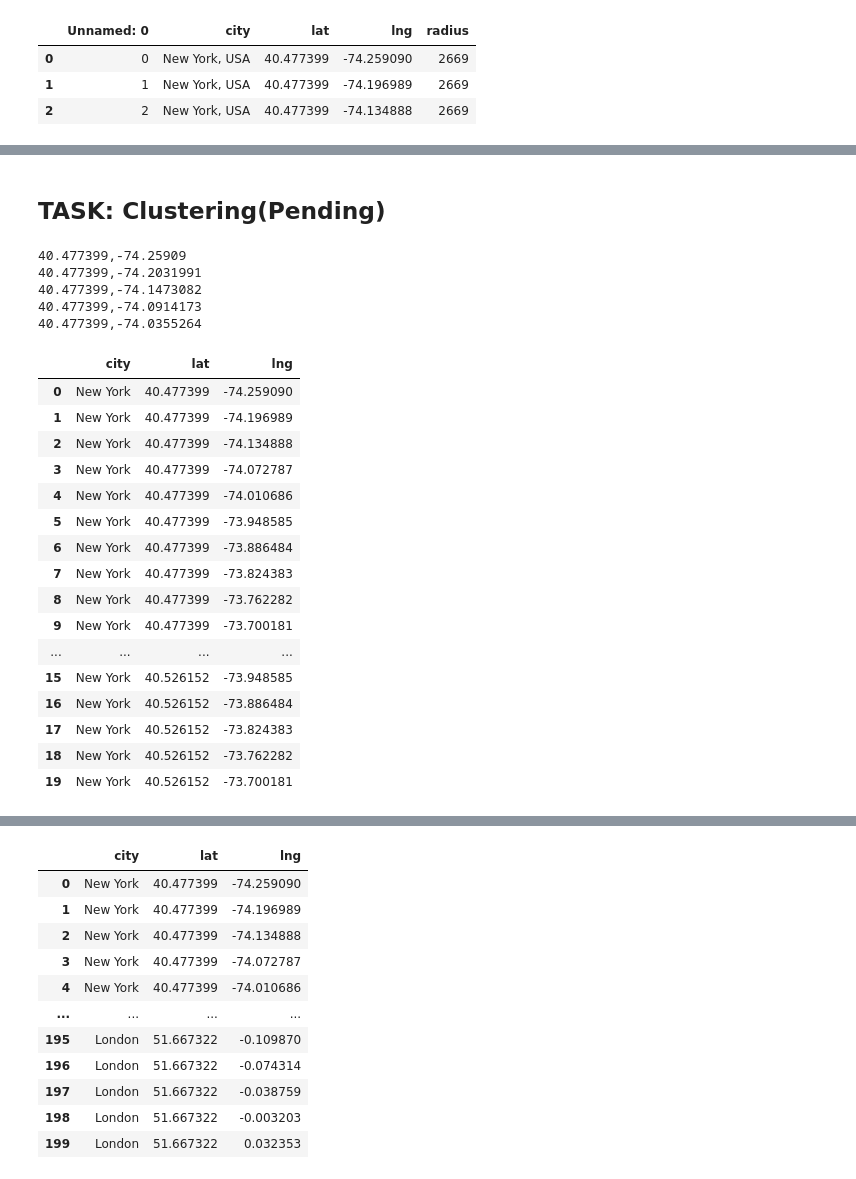
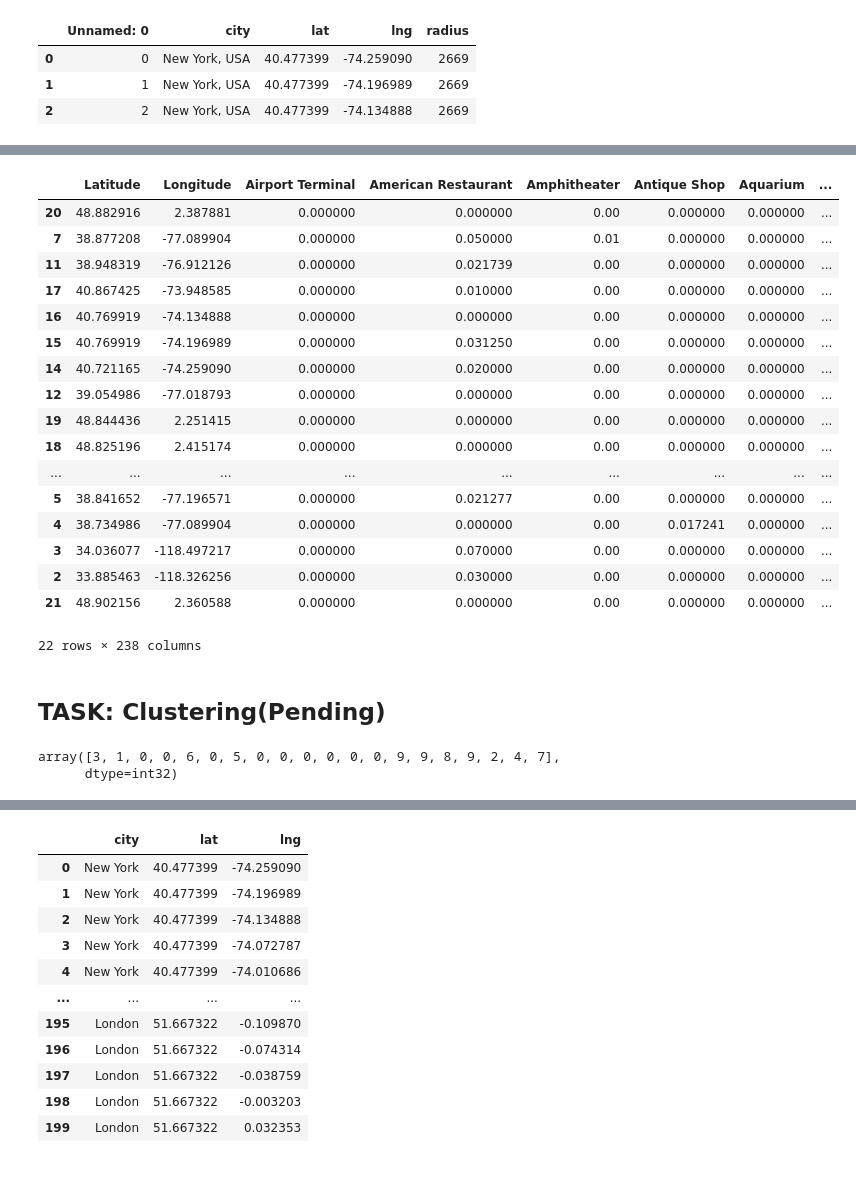
Before and after one commit to nforev/Coursera_Capstone, a Jupyter notebook: Assignment_Capstone_Neighborhoods_Battle2.ipynb, the cells around one changed output, grey strips where cells are left out. Drawn from its saved outputs; the diff is of its cells as text; code cells hidden in the pictures.

```diff
--- a/Assignment_Capstone_Neighborhoods_Battle2.ipynb
+++ b/Assignment_Capstone_Neighborhoods_Battle2.ipynb
@@ -248,0 +287,12 @@ city_venues.head()
+# %%
+city_onehot = pd.get_dummies(city_venues[['Venue Category']], prefix="", prefix_sep="")
+
+# add neighborhood column back to dataframe
+#city_onehot['Neighborhood'] = city_venues['Neighborhood']
+city_onehot['Latitude'] = city_venues['Latitude']
+city_onehot['Longitude'] = city_venues['Longitude']
+# move neighborhood column to the first column
+fixed_columns = [city_onehot.columns[-1]] + list(city_onehot.columns[:-1])
+city_onehot = city_onehot[fixed_columns]
+
+city_onehot.head()
@@ -249,10 +330,23 @@ city_venues.head()
+# %%
+city_grouped.sort_values(by='Bar',ascending=False)
+# %% [output]
+|  | Latitude | Longitude | Airport Terminal | American Restaurant | Amphitheater | Antique Shop | Aquarium | ... |
+| 20 | 48.882916 | 2.387881 | 0.000000 | 0.000000 | 0.00 | 0.000000 | 0.000000 | ... |
+| 7 | 38.877208 | -77.089904 | 0.000000 | 0.050000 | 0.01 | 0.000000 | 0.000000 | ... |
+| 11 | 38.948319 | -76.912126 | 0.000000 | 0.021739 | 0.00 | 0.000000 | 0.000000 | ... |
+| 17 | 40.867425 | -73.948585 | 0.000000 | 0.010000 | 0.00 | 0.000000 | 0.000000 | ... |
+| 16 | 40.769919 | -74.134888 | 0.000000 | 0.000000 | 0.00 | 0.000000 | 0.000000 | ... |
+| 15 | 40.769919 | -74.196989 | 0.000000 | 0.031250 | 0.00 | 0.000000 | 0.000000 | ... |
+| 14 | 40.721165 | -74.259090 | 0.000000 | 0.020000 | 0.00 | 0.000000 | 0.000000 | ... |
+| 12 | 39.054986 | -77.018793 | 0.000000 | 0.000000 | 0.00 | 0.000000 | 0.000000 | ... |
+| 19 | 48.844436 | 2.251415 | 0.000000 | 0.000000 | 0.00 | 0.000000 | 0.000000 | ... |
+| 18 | 48.825196 | 2.415174 | 0.000000 | 0.000000 | 0.00 | 0.000000 | 0.000000 | ... |
+| ... | ... | ... | ... | ... | ... | ... | ... | ... |
+| 5 | 38.841652 | -77.196571 | 0.000000 | 0.021277 | 0.00 | 0.000000 | 0.000000 | ... |
+| 4 | 38.734986 | -77.089904 | 0.000000 | 0.000000 | 0.00 | 0.017241 | 0.000000 | ... |
+| 3 | 34.036077 | -118.497217 | 0.000000 | 0.070000 | 0.00 | 0.000000 | 0.000000 | ... |
+| 2 | 33.885463 | -118.326256 | 0.000000 | 0.030000 | 0.00 | 0.000000 | 0.000000 | ... |
+| 21 | 48.902156 | 2.360588 | 0.000000 | 0.000000 | 0.00 | 0.000000 | 0.000000 | ... |
+22 rows × 238 columns
 # %% [markdown]
 ## TASK: Clustering(Pending)
-# %%
-test_venues = getNearbyVenues(name='New York',latitudes=df2['lat'],longitudes=df2['lng'])
-# %% [output]
-40.477399,-74.25909
-40.477399,-74.2031991
-40.477399,-74.1473082
-40.477399,-74.0914173
-40.477399,-74.0355264
@@ -261,20 +353,16 @@ df = geo_point_creator('New York')
-# %%
-city_point.head(20)
-# %% [output]
-|  | city | lat | lng |
-| 0 | New York | 40.477399 | -74.259090 |
-| 1 | New York | 40.477399 | -74.196989 |
-| 2 | New York | 40.477399 | -74.134888 |
-| 3 | New York | 40.477399 | -74.072787 |
-| 4 | New York | 40.477399 | -74.010686 |
-| 5 | New York | 40.477399 | -73.948585 |
-| 6 | New York | 40.477399 | -73.886484 |
-| 7 | New York | 40.477399 | -73.824383 |
-| 8 | New York | 40.477399 | -73.762282 |
-| 9 | New York | 40.477399 | -73.700181 |
-| ... | ... | ... | ... |
-| 15 | New York | 40.526152 | -73.948585 |
-| 16 | New York | 40.526152 | -73.886484 |
-| 17 | New York | 40.526152 | -73.824383 |
-| 18 | New York | 40.526152 | -73.762282 |
-| 19 | New York | 40.526152 | -73.700181 |
+# %%
+from sklearn.cluster import KMeans
+
+# set number of clusters
+kclusters = 10
+
+city_grouped_clustering = city_grouped.drop(['Latitude','Longitude'], 1)
+
+# run k-means clustering
+kmeans = KMeans(n_clusters=kclusters, random_state=0).fit(city_grouped_clustering)
+
+# check cluster labels generated for each row in the dataframe
+kmeans.labels_[0:100]
+# %% [output]
+array([3, 1, 0, 0, 6, 0, 5, 0, 0, 0, 0, 0, 0, 9, 9, 8, 9, 2, 4, 7],
+      dtype=int32)
```
Also changed, not shown: parts of 16 cells of this notebook.
